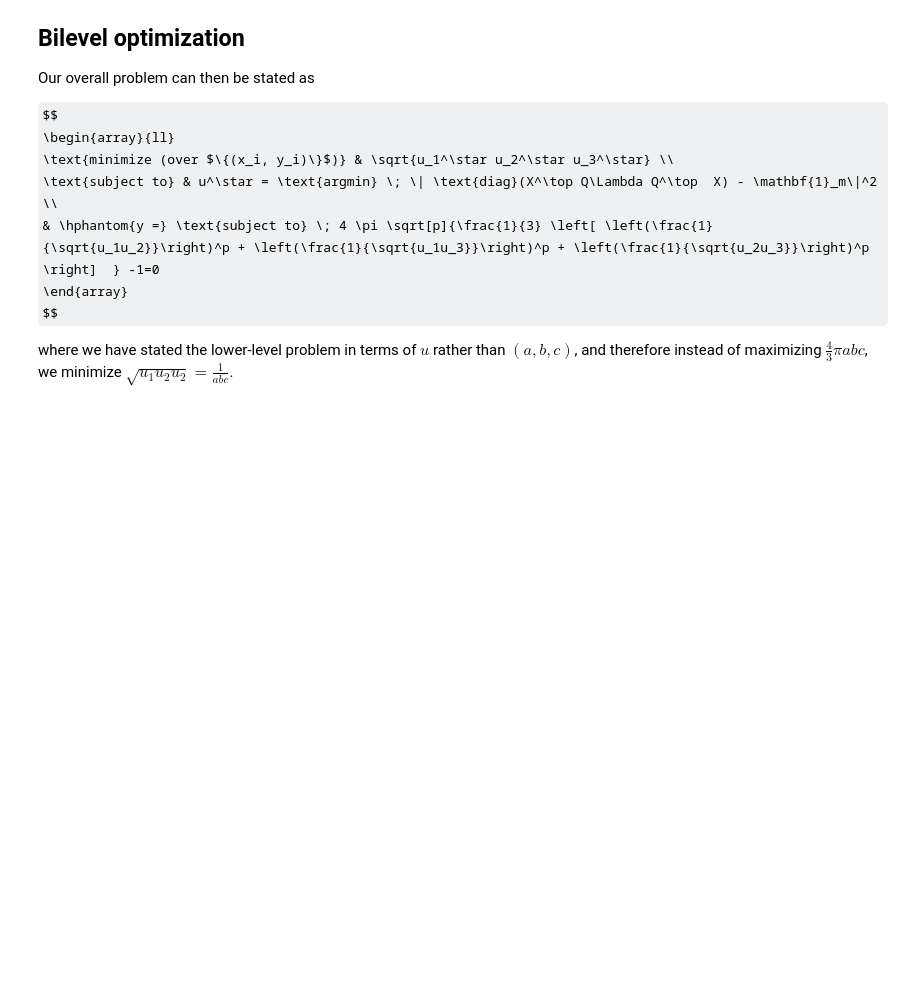
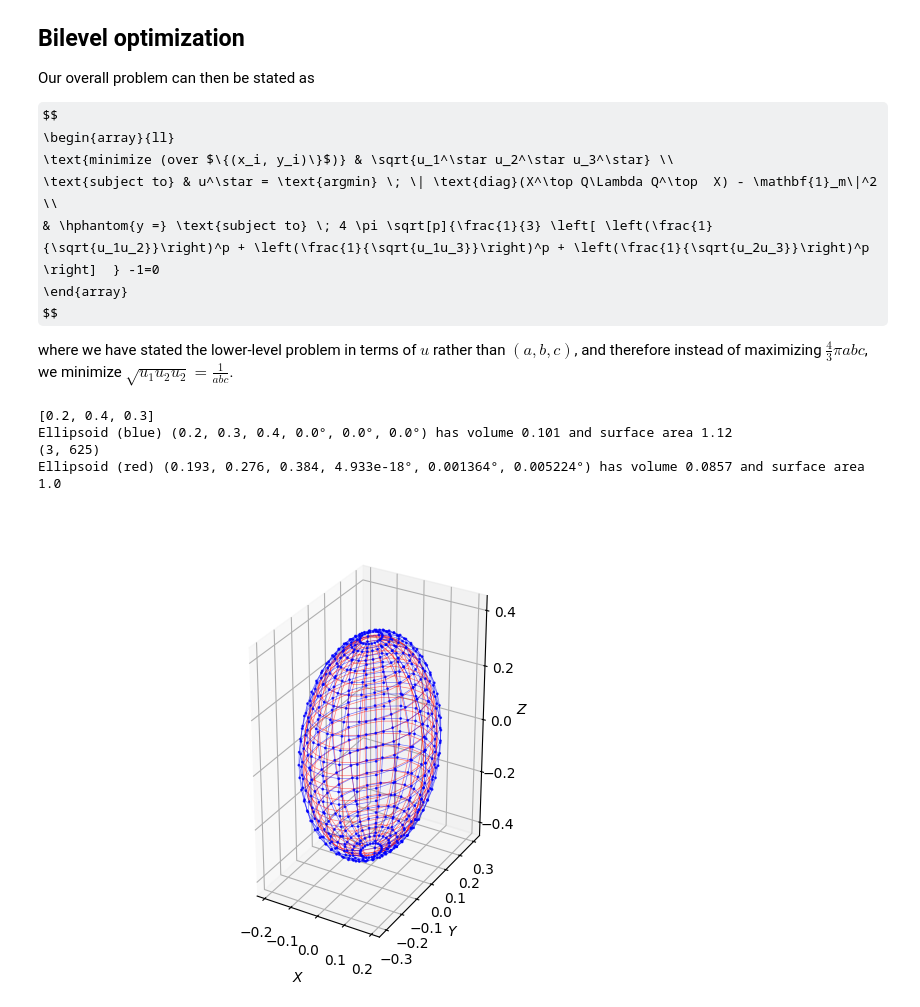
Before and after one commit to jeffreybliang/honours, a Jupyter notebook: src/notebooks/3dNonAxisAligned.ipynb, the cells around one changed output. Cells and saved outputs as stored; diff of their text form; code cells hidden in the pictures; some formulas as TeX source; blank space fills up the shorter version.

```diff
--- a/src/notebooks/3dNonAxisAligned.ipynb
+++ b/src/notebooks/3dNonAxisAligned.ipynb
@@ -158,7 +158,7 @@ def objective_function(u, X):
     A = R @ L @ R.T
     XT_AX = torch.einsum('ji,jk,ki->i', X, A, X)
     b = torch.ones(X.shape[1])
-    return torch.sum((XT_AX - b) ** 2)/100
+    return torch.sum((XT_AX - b) ** 2)
 
 def objective_function_grad(u, X):
     if torch.is_tensor(u):
@@ -288,16 +288,23 @@ def inner_problem(semiaxes, angles, sqrt_m, nu, p, method="default", with_jac=Fa
 # %%
 # sample a noisy ellipse
 sqrt_m = 25
 a, b, c = 0.2, 0.4, 0.3
 yaw, pitch, roll = 30.0, 25., -120.
 print([a,b,c])
 
 yaw, pitch, roll = 20,40,50
+yaw, pitch, roll = 0,0,0
 
 nu = 1.0e-4
 p = 1.6075
 
 m, data = inner_problem((a,b,c), (yaw,pitch,roll), sqrt_m, nu, p, method="pca", with_jac=False)
+# %% [output]
+[0.2, 0.4, 0.3]
+Ellipsoid (blue) (0.2, 0.3, 0.4, 0.0°, 0.0°, 0.0°) has volume 0.101 and surface area 1.12
+(3, 625)
+Ellipsoid (red) (0.193, 0.276, 0.384, 4.933e-18°, 0.001364°, 0.005224°) has volume 0.0857 and surface area 1.0
+[figure, added]
 # %%
 # set correct location for DDN repository code and import basic node functionality
 import sys
```
Also changed, not shown: parts of 1 cell of this notebook, 18 other files.
